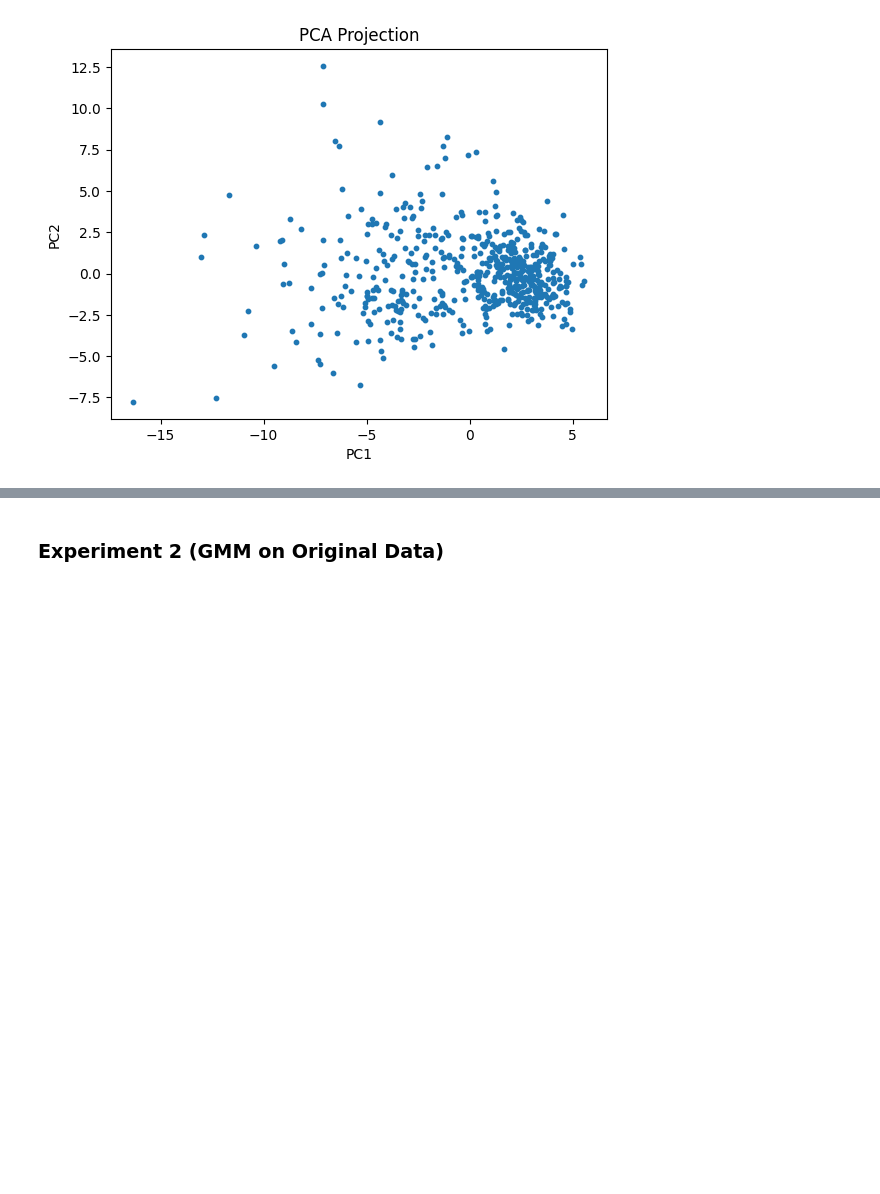
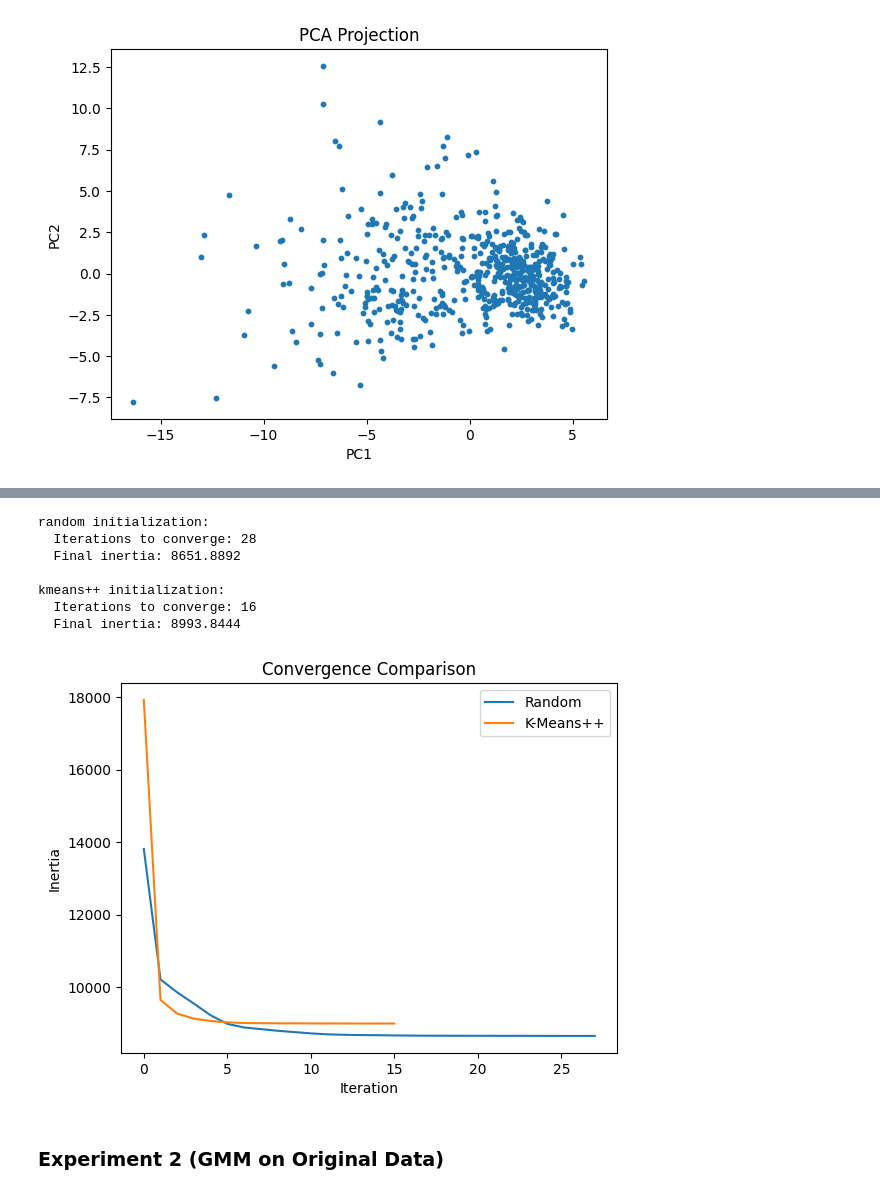
Before and after one commit to RofaeelWagdy/ML-Assignment-4, a Jupyter notebook: Main.ipynb, the cells around one changed output, grey strips where cells are left out. Saved outputs shown, nothing was run; the diff lists cells and outputs as text; code cells hidden in the pictures; blank space fills up the shorter version.

```diff
--- a/Main.ipynb
+++ b/Main.ipynb
@@ -64,3 +164,46 @@ Reconstruction error: 0.04843118566333323
+# %%
+def compare_initializations(X, n_clusters=2, max_iter=100, tol=1e-4):
+    results = {}
+
+    for init_method in ["random", "kmeans++"]:
+        kmeans = KMeans(n_clusters=n_clusters, init=init_method, max_iter=max_iter, tol=tol)
+        kmeans.fit(X)
+
+        # Number of iterations until convergence
+        n_iterations = len(kmeans.inertia_history_)
+        final_inertia = kmeans.inertia_history_[-1]
+
+        results[init_method] = {
+            "iterations": n_iterations,
+            "final_inertia": final_inertia,
+            "inertia_history": kmeans.inertia_history_,  # <-- add this
+            "centroids": kmeans.centroids_,
+            "labels": kmeans.labels_
+        }
+        print(f"{init_method} initialization:")
+        print(f"  Iterations to converge: {n_iterations}")
+        print(f"  Final inertia: {final_inertia:.4f}\n")
+
+    plt.plot(results["random"]["inertia_history"], label="Random")
+    plt.plot(results["kmeans++"]["inertia_history"], label="K-Means++")
+    plt.xlabel("Iteration")
+    plt.ylabel("Inertia")
+    plt.title("Convergence Comparison")
+    plt.legend()
+    plt.show()
+
+
+    return results
+results = compare_initializations(X, n_clusters=5)
+# %% [output]
+random initialization:
+  Iterations to converge: 28
+  Final inertia: 8651.8892
+
+kmeans++ initialization:
+  Iterations to converge: 16
+  Final inertia: 8993.8444
+[figure, added]
 # %% [markdown]
 ### Experiment 2 (GMM on Original Data)
 # %%
```
Also changed, not shown: parts of 11 cells of this notebook.
